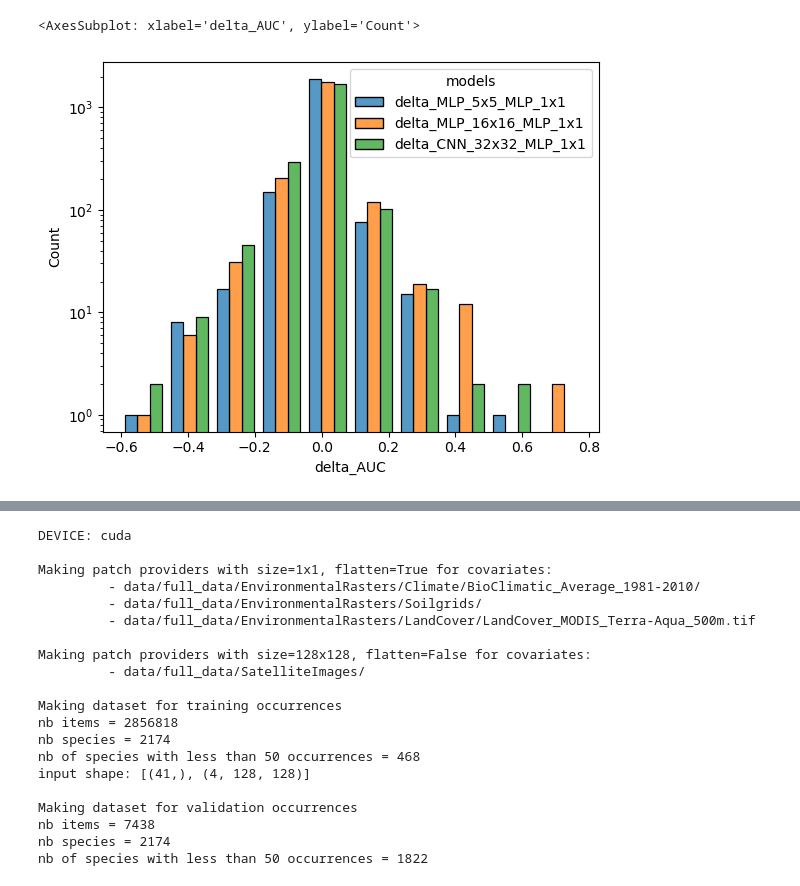
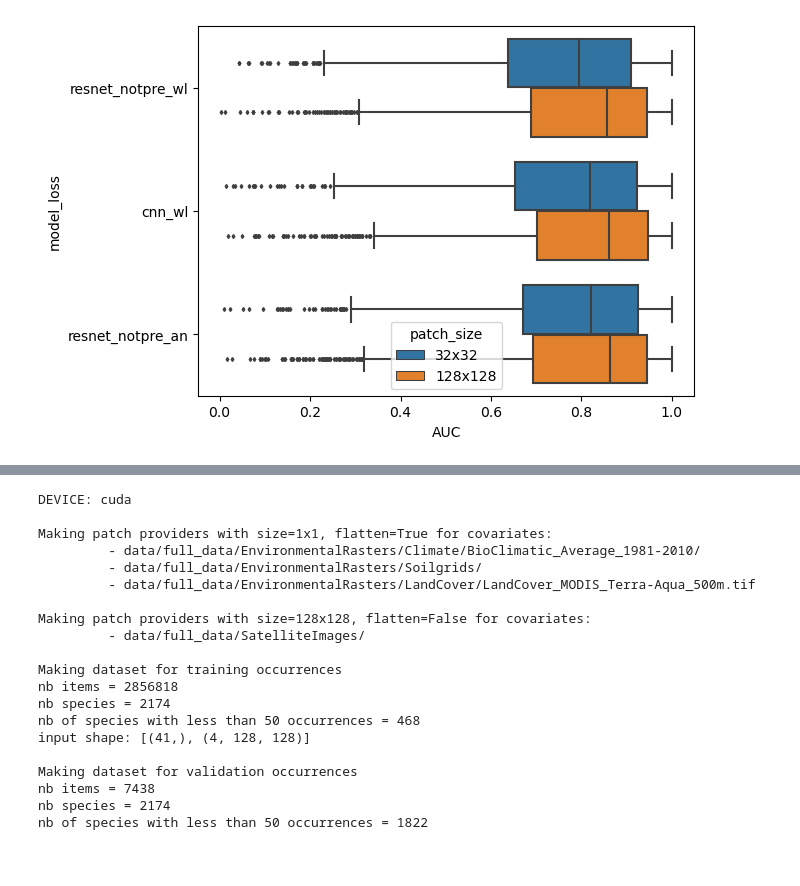
Before and after one commit to ninavantiel/multi_scale_SDMs, a Jupyter notebook: model_evaluation.ipynb, the cells around one changed output, grey strips where cells are left out. Saved outputs shown, nothing was run; the diff lists cells and outputs as text; code cells hidden in the pictures.

```diff
--- a/model_evaluation.ipynb
+++ b/model_evaluation.ipynb
@@ -78,0 +134,9 @@ auc_df
+# %%
+auc_melt = pd.melt(auc_df.reset_index(),
+                  id_vars=['species','n_occ','n_occ_cat'],
+                  value_vars=[c for c in list(auc_df.columns) if 'delta' not in c and c not in ['species','n_occ','n_occ_cat']],
+                  var_name='model', value_name='AUC')
+auc_melt['patch_size'] = auc_melt['model'].apply(lambda x: x.split('_')[-2])
+# auc_melt['loss'] = auc_melt['model'].apply(lambda x: x.split('_')[-1])
+auc_melt['model_loss'] = auc_melt['model'].apply(lambda x: '_'.join(x.split('_')[:-2] + [x.split('_')[-1]]))
+auc_melt
@@ -133,5 +186,4 @@ g.map(sns.histplot, 'n_occ', 'delta_AUC', bins=20, pthresh=0.05, pmax=0.95, alph
-# %%
-sns.histplot(delta_auc_melt, x='delta_AUC', hue='models', log_scale=(False, True), multiple='dodge', shrink=0.8, bins=10)
-# %% [output]
-<AxesSubplot: xlabel='delta_AUC', ylabel='Count'>
-[figure, removed]
+# %%
+g = sns.boxplot(auc_melt, y='model_loss', hue='patch_size', x='AUC', fliersize=2)
+# %% [output]
+[figure, added]
```
Also changed, not shown: parts of 16 cells of this notebook, 5 other files.
